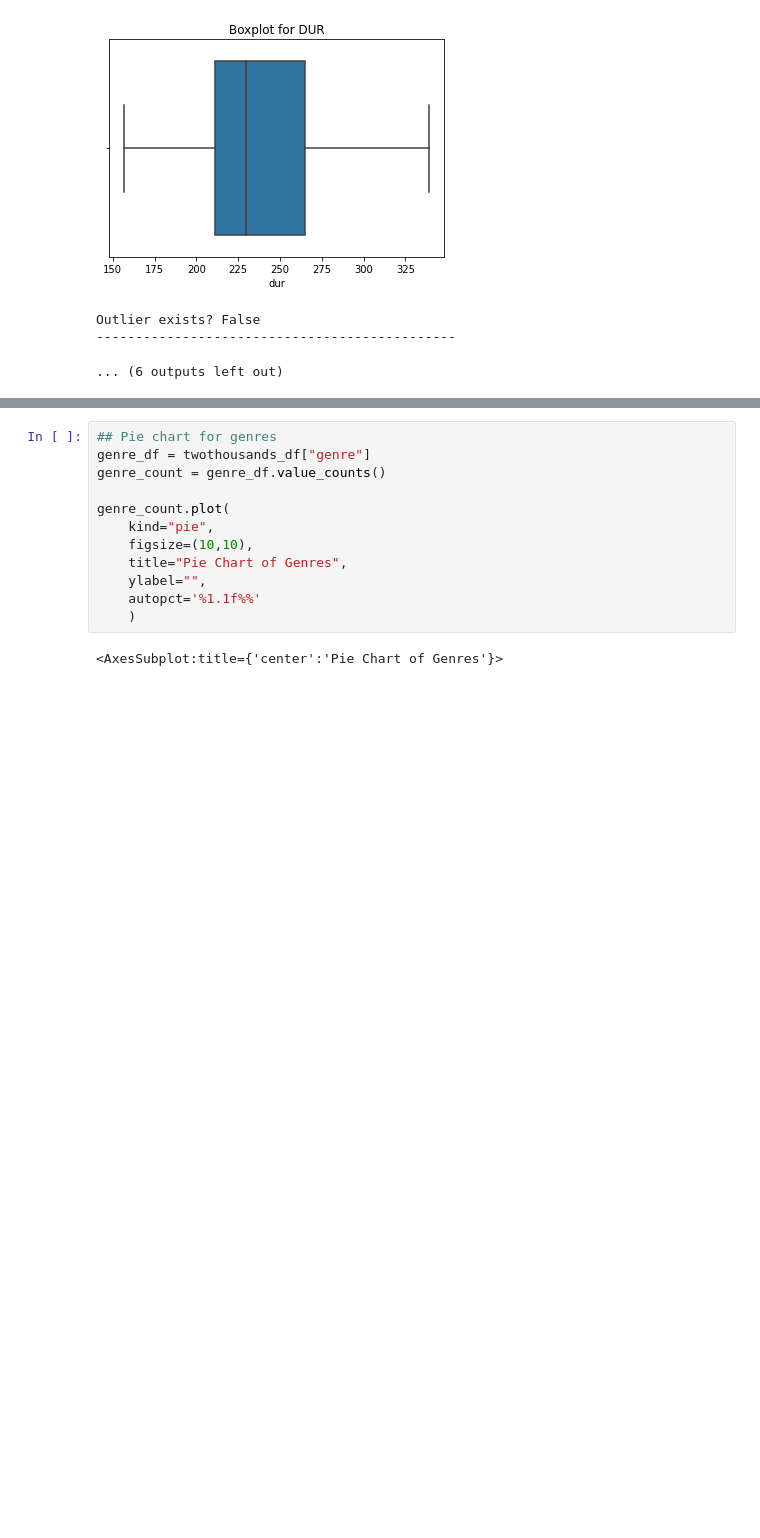
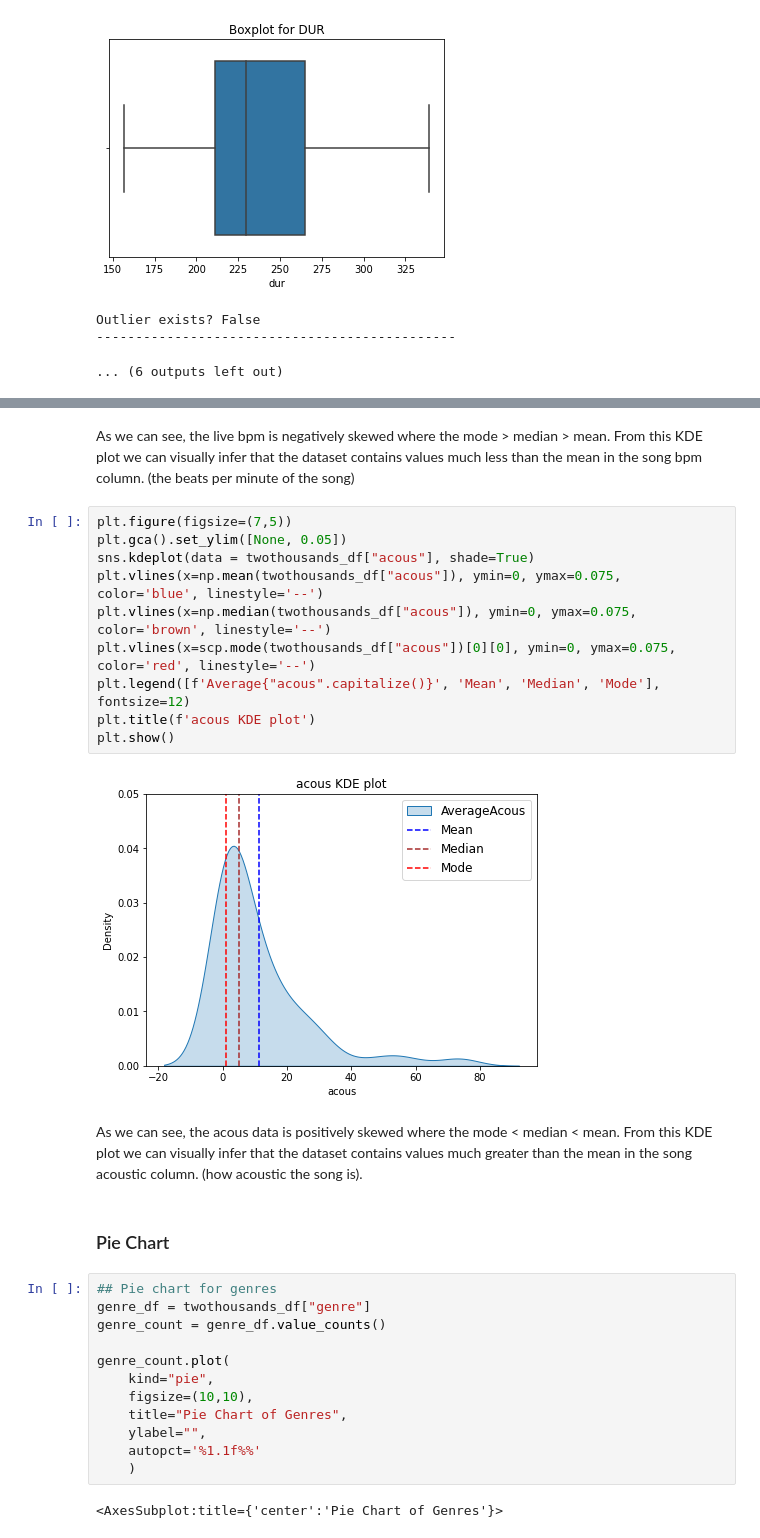
Before and after one commit to whenwe177/aids-final-project, a Jupyter notebook: ipynbs/eda_00s.ipynb, the cells around one changed output, grey strips where cells are left out. Drawn from its saved outputs; the diff is of its cells as text; blank space fills up the shorter version.

```diff
--- a/ipynbs/eda_00s.ipynb
+++ b/ipynbs/eda_00s.ipynb
@@ -208,3 +238,21 @@ for df in kde_dfs:
+# %% [markdown]
+As we can see, the live bpm is negatively skewed where the mode > median > mean. From this KDE plot we can visually infer that the dataset contains values much less than the mean in the song bpm column. (the beats per minute of the song)
+# %%
+plt.figure(figsize=(7,5))
+plt.gca().set_ylim([None, 0.05])
+sns.kdeplot(data = twothousands_df["acous"], shade=True)
+plt.vlines(x=np.mean(twothousands_df["acous"]), ymin=0, ymax=0.075, color='blue', linestyle='--')
+plt.vlines(x=np.median(twothousands_df["acous"]), ymin=0, ymax=0.075, color='brown', linestyle='--')
+plt.vlines(x=scp.mode(twothousands_df["acous"])[0][0], ymin=0, ymax=0.075, color='red', linestyle='--')
+plt.legend([f'Average{"acous".capitalize()}', 'Mean', 'Median', 'Mode'], fontsize=12)
+plt.title(f'acous KDE plot')
+plt.show()
+# %% [output]
+[figure, added]
+# %% [markdown]
+As we can see, the acous data is positively skewed where the mode < median < mean. From this KDE plot we can visually infer that the dataset contains values much greater than the mean in the song acoustic column. (how acoustic the song is).
+# %% [markdown]
+### Pie Chart
 # %%
 ## Pie chart for genres
 genre_df = twothousands_df["genre"]
```
Also changed, not shown: parts of 13 cells of this notebook, 1 other file.
